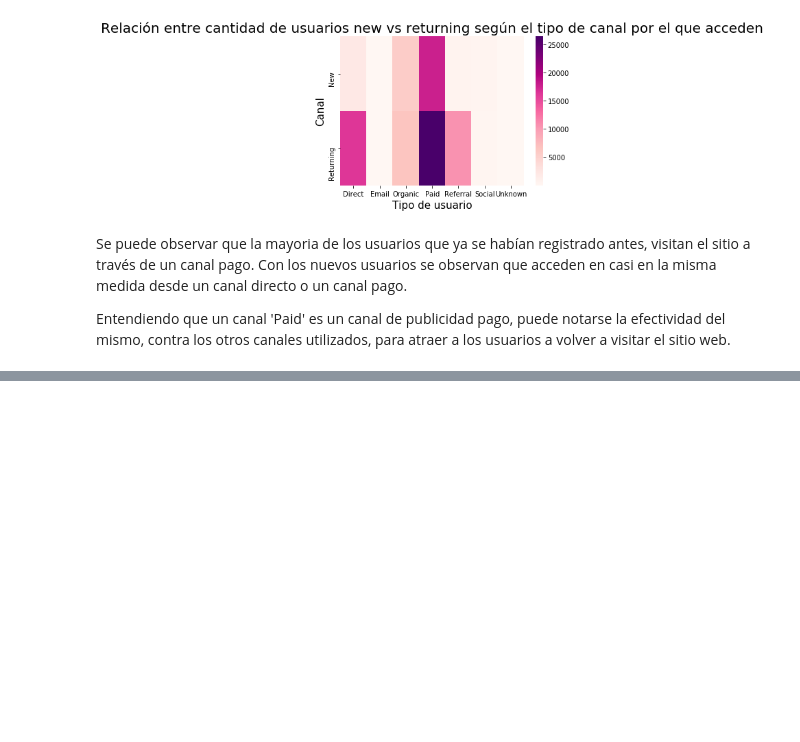
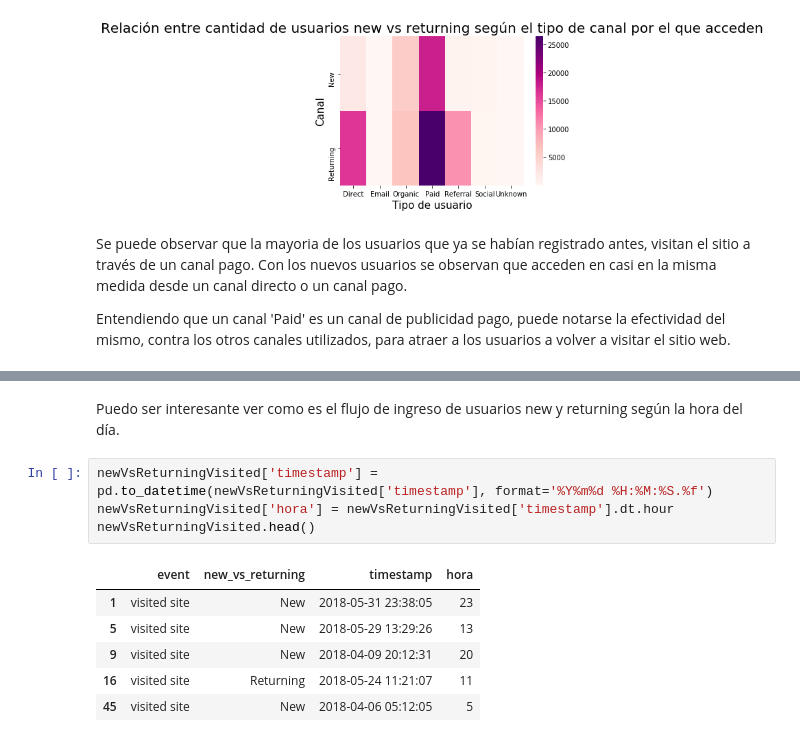
Before and after one commit to IgnacioKomar/OrganizacionDeDatos, a Jupyter notebook: Análisis varios.ipynb, the cells around one changed output, grey strips where cells are left out. Drawn from its saved outputs; the diff is of its cells as text; blank space fills up the shorter version.

```diff
--- a/Análisis varios.ipynb
+++ b/Análisis varios.ipynb
@@ -220,0 +243,13 @@ Entendiendo que un canal 'Paid' es un canal de publicidad pago, puede notarse la
+# %% [markdown]
+Puedo ser interesante ver como es el flujo de ingreso de usuarios new y returning según la hora del día.
+# %%
+newVsReturningVisited['timestamp'] = pd.to_datetime(newVsReturningVisited['timestamp'], format='%Y%m%d %H:%M:%S.%f')
+newVsReturningVisited['hora'] = newVsReturningVisited['timestamp'].dt.hour
+newVsReturningVisited.head()
+# %% [output]
+|  | event | new_vs_returning | timestamp | hora |
+| 1 | visited site | New | 2018-05-31 23:38:05 | 23 |
+| 5 | visited site | New | 2018-05-29 13:29:26 | 13 |
+| 9 | visited site | New | 2018-04-09 20:12:31 | 20 |
+| 16 | visited site | Returning | 2018-05-24 11:21:07 | 11 |
+| 45 | visited site | New | 2018-04-06 05:12:05 | 5 |
```
Also changed, not shown: parts of 6 cells of this notebook.
